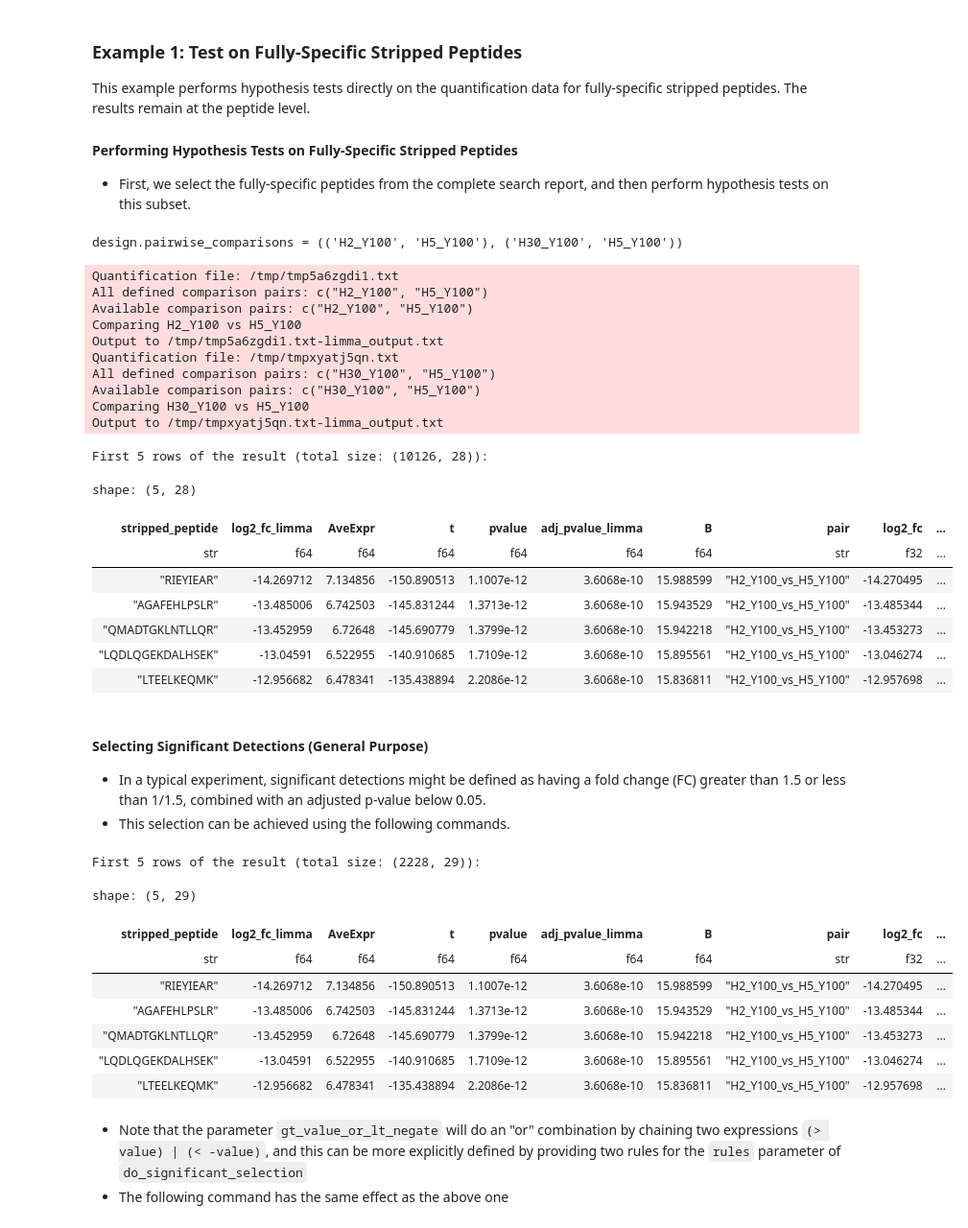
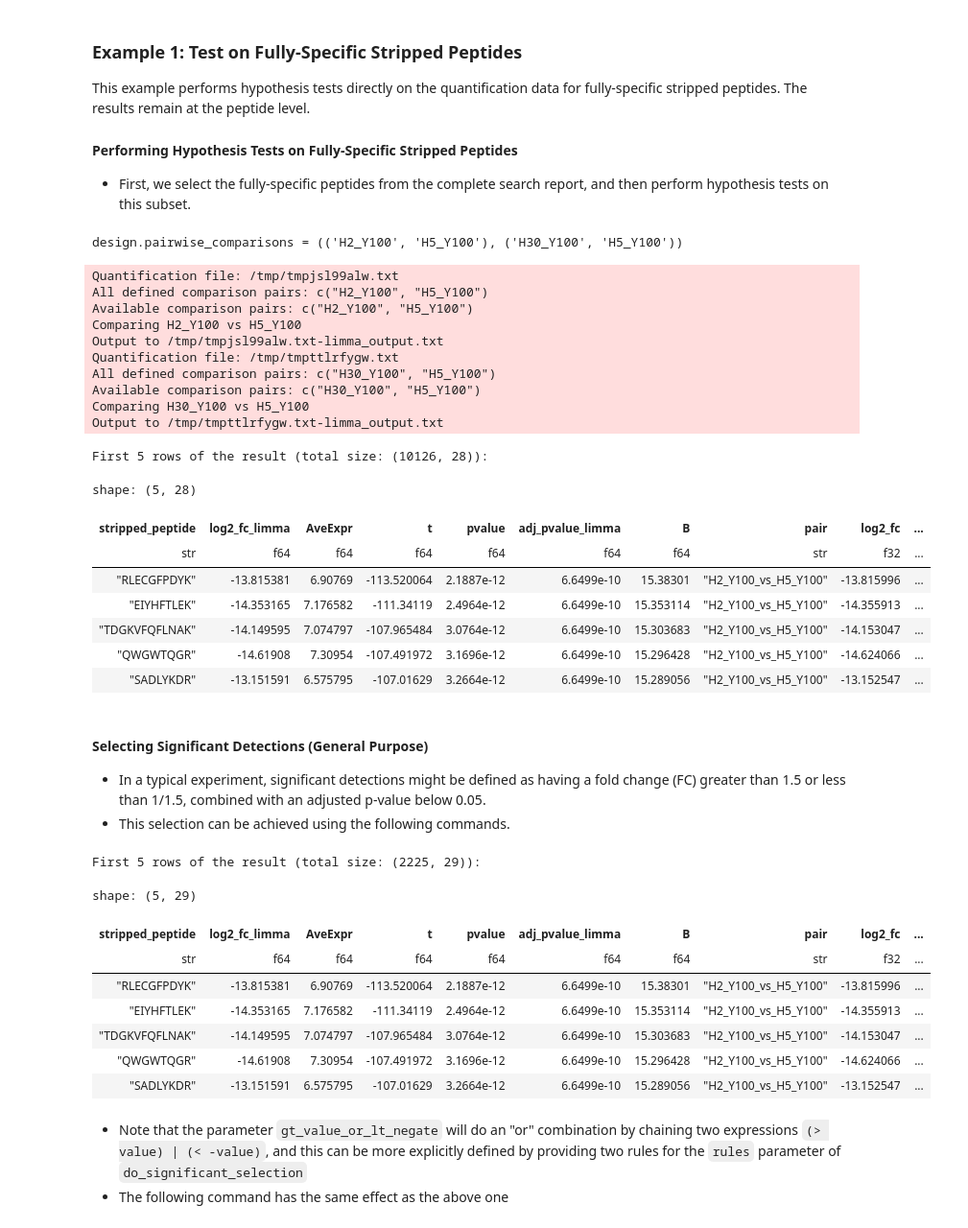
Before and after one commit to Shui-Group/DIA-LiPQuan, a Jupyter notebook: example_data/example.ipynb, the cells around one changed output. Shown at 96% size. Saved outputs shown, nothing was run; the diff lists cells and outputs as text; code cells hidden in the pictures.

```diff
--- a/example_data/example.ipynb
+++ b/example_data/example.ipynb
@@ -529,7 +530,7 @@ filters = (pl.col("peptide_enzymatic_specificity") == "fully_specific") & (
 stats_fully_pep = lipana.stats.pipe.do_stats_pipe_direct(
     qdf=report.get_quant_data(
         entry_name="stripped_peptide",
-        quant_name="peptide_quant_by_maxlfq_from_ms1ms2",
+        quant_name="peptide_quant_by_maxlfq_from_prec",
         main_df_entry_filter=filters,
     ),  # Note here no need to call `.df` because the requirement of filtering will make this function return a dataframe, instead of a `EntryQuantificationReport` object
     design=design,
@@ -542,42 +543,42 @@ stats_fully_pep = lipana.stats.pipe.do_stats_pipe_direct(
         "peptide_start_position",
         "peptide_end_position",
         "prev_aa",
         "next_aa",
         "peptide_n_term_aa",
         "peptide_c_term_aa",
         "nterm_enzymatic_specificity",
         "cterm_enzymatic_specificity",
         "peptide_enzymatic_specificity",
         "n_cut_site",
         "c_cut_site",
         "mapped_species_from_peptide",
     ],
     return_chains=False,
 )
 sleep(0.1)
 print(f"First 5 rows of the result (total size: {stats_fully_pep.shape}):")
 stats_fully_pep.head(5)
 # %% [output]
 design.pairwise_comparisons = (('H2_Y100', 'H5_Y100'), ('H30_Y100', 'H5_Y100'))
-Quantification file: /tmp/tmp5a6zgdi1.txt
+Quantification file: /tmp/tmpjsl99alw.txt
 All defined comparison pairs: c("H2_Y100", "H5_Y100")
 Available comparison pairs: c("H2_Y100", "H5_Y100")
 Comparing H2_Y100 vs H5_Y100
-Output to /tmp/tmp5a6zgdi1.txt-limma_output.txt
-Quantification file: /tmp/tmpxyatj5qn.txt
+Output to /tmp/tmpjsl99alw.txt-limma_output.txt
+Quantification file: /tmp/tmpttlrfygw.txt
 All defined comparison pairs: c("H30_Y100", "H5_Y100")
 Available comparison pairs: c("H30_Y100", "H5_Y100")
 Comparing H30_Y100 vs H5_Y100
-Output to /tmp/tmpxyatj5qn.txt-limma_output.txt
+Output to /tmp/tmpttlrfygw.txt-limma_output.txt
 First 5 rows of the result (total size: (10126, 28)):
 shape: (5, 28)
 | stripped_peptide | log2_fc_limma | AveExpr | t | pvalue | adj_pvalue_limma | B | pair | log2_fc | ... |
 | str | f64 | f64 | f64 | f64 | f64 | f64 | str | f32 | ... |
-| "RIEYIEAR" | -14.269712 | 7.134856 | -150.890513 | 1.1007e-12 | 3.6068e-10 | 15.988599 | "H2_Y100_vs_H5_Y100" | -14.270495 | ... |
-| "AGAFEHLPSLR" | -13.485006 | 6.742503 | -145.831244 | 1.3713e-12 | 3.6068e-10 | 15.943529 | "H2_Y100_vs_H5_Y100" | -13.485344 | ... |
-| "QMADTGKLNTLLQR" | -13.452959 | 6.72648 | -145.690779 | 1.3799e-12 | 3.6068e-10 | 15.942218 | "H2_Y100_vs_H5_Y100" | -13.453273 | ... |
-| "LQDLQGEKDALHSEK" | -13.04591 | 6.522955 | -140.910685 | 1.7109e-12 | 3.6068e-10 | 15.895561 | "H2_Y100_vs_H5_Y100" | -13.046274 | ... |
-| "LTEELKEQMK" | -12.956682 | 6.478341 | -135.438894 | 2.2086e-12 | 3.6068e-10 | 15.836811 | "H2_Y100_vs_H5_Y100" | -12.957698 | ... |
+| "RLECGFPDYK" | -13.815381 | 6.90769 | -113.520064 | 2.1887e-12 | 6.6499e-10 | 15.38301 | "H2_Y100_vs_H5_Y100" | -13.815996 | ... |
+| "EIYHFTLEK" | -14.353165 | 7.176582 | -111.34119 | 2.4964e-12 | 6.6499e-10 | 15.353114 | "H2_Y100_vs_H5_Y100" | -14.355913 | ... |
+| "TDGKVFQFLNAK" | -14.149595 | 7.074797 | -107.965484 | 3.0764e-12 | 6.6499e-10 | 15.303683 | "H2_Y100_vs_H5_Y100" | -14.153047 | ... |
+| "QWGWTQGR" | -14.61908 | 7.30954 | -107.491972 | 3.1696e-12 | 6.6499e-10 | 15.296428 | "H2_Y100_vs_H5_Y100" | -14.624066 | ... |
+| "SADLYKDR" | -13.151591 | 6.575795 | -107.01629 | 3.2664e-12 | 6.6499e-10 | 15.289056 | "H2_Y100_vs_H5_Y100" | -13.152547 | ... |
 # %% [markdown]
 #### Selecting Significant Detections (General Purpose)
 
@@ -604,15 +605,15 @@ filtered = stats_fully_pep.filter(pl.col("significant"))
 print(f"First 5 rows of the result (total size: {filtered.shape}):")
 filtered.head(5)
 # %% [output]
-First 5 rows of the result (total size: (2228, 29)):
+First 5 rows of the result (total size: (2225, 29)):
 shape: (5, 29)
 | stripped_peptide | log2_fc_limma | AveExpr | t | pvalue | adj_pvalue_limma | B | pair | log2_fc | ... |
 | str | f64 | f64 | f64 | f64 | f64 | f64 | str | f32 | ... |
-| "RIEYIEAR" | -14.269712 | 7.134856 | -150.890513 | 1.1007e-12 | 3.6068e-10 | 15.988599 | "H2_Y100_vs_H5_Y100" | -14.270495 | ... |
-| "AGAFEHLPSLR" | -13.485006 | 6.742503 | -145.831244 | 1.3713e-12 | 3.6068e-10 | 15.943529 | "H2_Y100_vs_H5_Y100" | -13.485344 | ... |
-| "QMADTGKLNTLLQR" | -13.452959 | 6.72648 | -145.690779 | 1.3799e-12 | 3.6068e-10 | 15.942218 | "H2_Y100_vs_H5_Y100" | -13.453273 | ... |
-| "LQDLQGEKDALHSEK" | -13.04591 | 6.522955 | -140.910685 | 1.7109e-12 | 3.6068e-10 | 15.895561 | "H2_Y100_vs_H5_Y100" | -13.046274 | ... |
-| "LTEELKEQMK" | -12.956682 | 6.478341 | -135.438894 | 2.2086e-12 | 3.6068e-10 | 15.836811 | "H2_Y100_vs_H5_Y100" | -12.957698 | ... |
+| "RLECGFPDYK" | -13.815381 | 6.90769 | -113.520064 | 2.1887e-12 | 6.6499e-10 | 15.38301 | "H2_Y100_vs_H5_Y100" | -13.815996 | ... |
+| "EIYHFTLEK" | -14.353165 | 7.176582 | -111.34119 | 2.4964e-12 | 6.6499e-10 | 15.353114 | "H2_Y100_vs_H5_Y100" | -14.355913 | ... |
+| "TDGKVFQFLNAK" | -14.149595 | 7.074797 | -107.965484 | 3.0764e-12 | 6.6499e-10 | 15.303683 | "H2_Y100_vs_H5_Y100" | -14.153047 | ... |
+| "QWGWTQGR" | -14.61908 | 7.30954 | -107.491972 | 3.1696e-12 | 6.6499e-10 | 15.296428 | "H2_Y100_vs_H5_Y100" | -14.624066 | ... |
+| "SADLYKDR" | -13.151591 | 6.575795 | -107.01629 | 3.2664e-12 | 6.6499e-10 | 15.289056 | "H2_Y100_vs_H5_Y100" | -13.152547 | ... |
 # %% [markdown]
 - Note that the parameter `gt_value_or_lt_negate` will do an "or" combination by chaining two expressions `(> value) | (< -value)`, and this can be more explicitly defined by providing two rules for the `rules` parameter of `do_significant_selection`
 - The following command has the same effect as the above one
```
Also changed, not shown: parts of 20 cells of this notebook.
